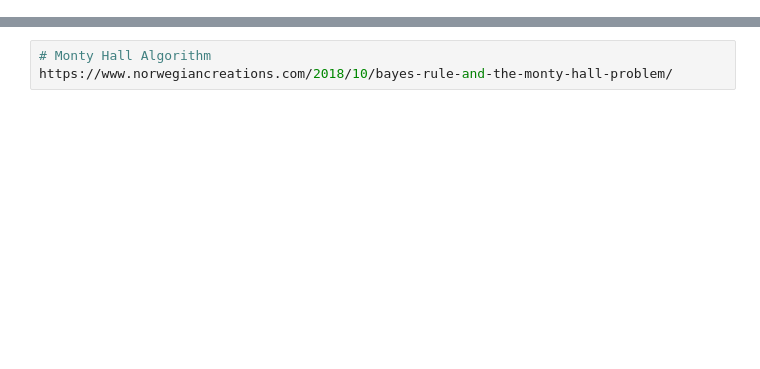
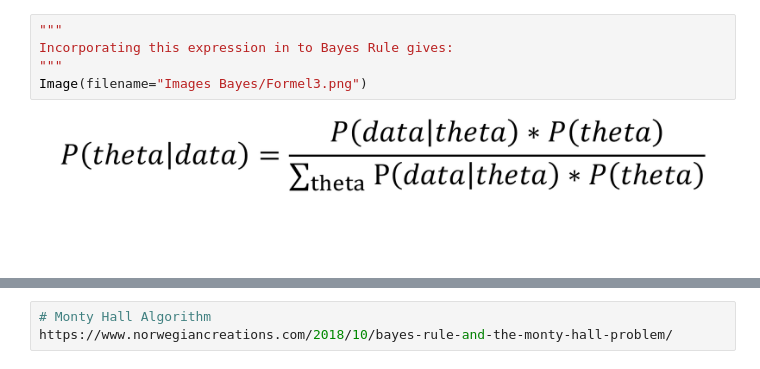
Before and after one commit to RageJohnny/algo_seminararbeit, a Jupyter notebook: Bayes-Universe.ipynb, the cells around one changed output, grey strips where cells are left out. Saved outputs shown, nothing was run; the diff lists cells and outputs as text; blank space fills up the shorter version.

```diff
--- a/Bayes-Universe.ipynb
+++ b/Bayes-Universe.ipynb
@@ -16,0 +57,7 @@ Final Analysis: Was haben Sie über die Daten erfahren? Wie haben Sie die Fragen
+# %%
+"""
+Incorporating this expression in to Bayes Rule gives:
+"""
+Image(filename="Images Bayes/Formel3.png")
+# %% [output]
+[figure, added]
```
Also changed, not shown: parts of 9 cells of this notebook, 10 other files.
